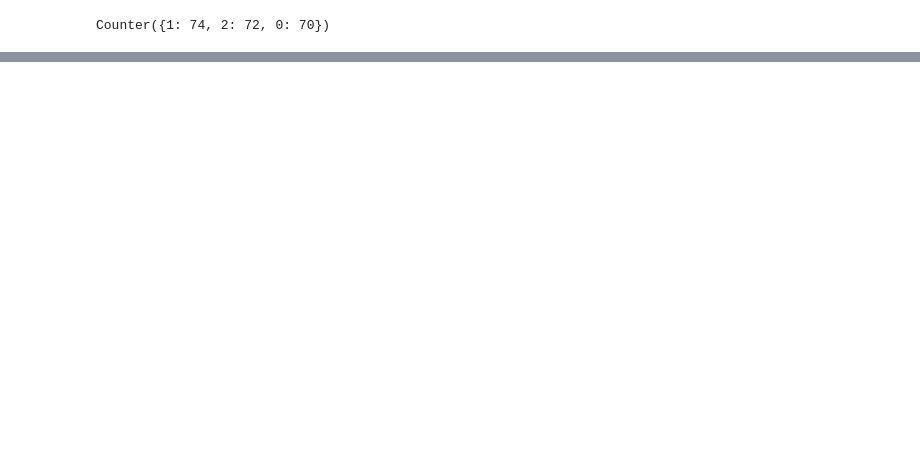
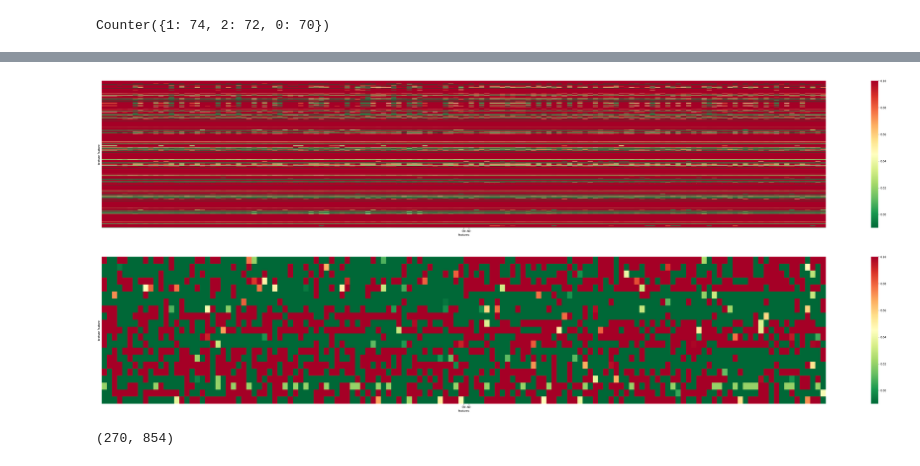
Before and after one commit to SWKoreaBME/ad_radiomics_code, a Jupyter notebook: 01_feature_Analaysis.ipynb, the cells around one changed output, grey strips where cells are left out. Saved outputs shown, nothing was run; the diff lists cells and outputs as text; code cells hidden in the pictures; blank space fills up the shorter version.

```diff
--- a/01_feature_Analaysis.ipynb
+++ b/01_feature_Analaysis.ipynb
@@ -78,7 +80,7 @@ clinical_file = '../data/clinical_data.pickle'
 with open(label_file, 'rb') as file: label_dict = pickle.load(file)
 with open(clinical_file, 'rb') as file: clinical_dict = pickle.load(file)
 
-feature_names = list(pd.read_csv(texture_features[0]).columns)[1:]
+feature_names = np.array(list(pd.read_csv(texture_features[0]).columns)[1:])
 
 whole_feature = []
 whole_label = []
@@ -101,6 +103,9 @@ for texture_feature in texture_features:
 
 #         break
 
+whole_feature = np.array(whole_feature)
+whole_label = np.array(whole_label)
+
 print('Whole feature :',np.array(whole_feature).shape) # (270 = 135 + 135, 854 = 851 + 3)
 print('Whole labels :', np.array(whole_label).shape)
 print('Whole subjects :', len(whole_subjects))
@@ -238,0 +432,25 @@ Counter({1: 74, 2: 72, 0: 70})
+# %%
+num_samples = 70
+figsize = (60,10) # 가로, 세로
+
+label_1 = X_train[:, :-3][y_train == 1]
+label_0 = X_train[:, :-3][y_train == 0]
+
+shuffle(label_1)
+shuffle(label_0)
+
+# Before Feature Selection
+heatmap(np.concatenate([label_1[:num_samples], label_0[:num_samples]]), figsize=figsize)
+
+label_1 = X_train_new[:, :-3][y_train == 1]
+label_0 = X_train_new[:, :-3][y_train == 0]
+
+# After Feature Selection
+heatmap(np.concatenate([label_1[:num_samples], label_0[:num_samples]]), figsize=figsize)
+# %% [output]
+[figure, added]
+[figure, added]
+# %%
+print(whole_feature.shape)
+# %% [output]
+(270, 854)
```
Also changed, not shown: parts of 17 cells of this notebook, 2 other files.
